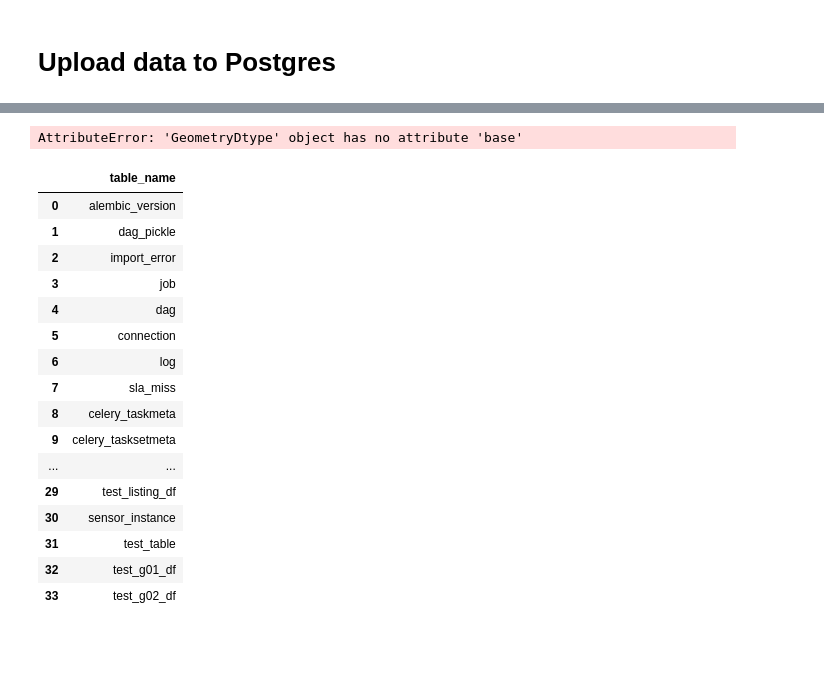
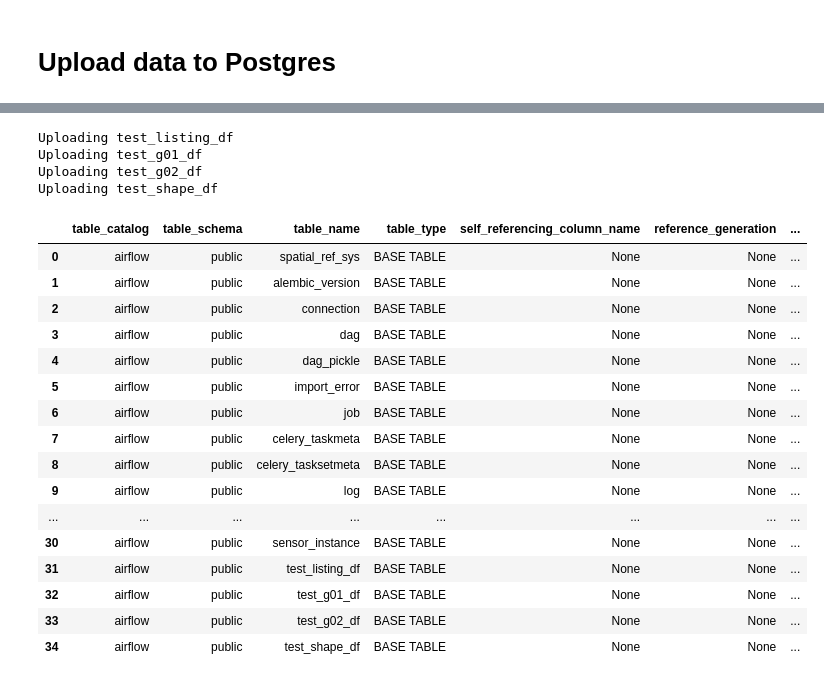
Before and after one commit to roger-yu-ds/bde_ass_2, a Jupyter notebook: notebooks/2_design_star_schema.ipynb, the cells around one changed output, grey strips where cells are left out. Cells and saved outputs as stored; diff of their text form; code cells hidden in the pictures; blank space fills up the shorter version.

```diff
--- a/notebooks/2_design_star_schema.ipynb
+++ b/notebooks/2_design_star_schema.ipynb
@@ -283,16 +192,25 @@ df_dict = {
     'g02_df': g02_df,
     'shape_df': shape_df,
 }
+schema = 'raw'
 for key, df in df_dict.items():
     table_name = f'test_{key}'
+    print(f'Uploading {table_name}')
     if isinstance(df, gpd.geodataframe.GeoDataFrame):
-
+        df.to_postgis(con=engine,
+                      name='test_shape_df',
+                      if_exists='replace',
+                      schema=schema)
     else:
-        df.to_sql(con=conn_string,
+        df.to_sql(con=engine,
                   name=table_name,
-                  if_exists='replace')
+                  if_exists='replace',
+                  schema=schema)
 # %% [output]
-AttributeError: 'GeometryDtype' object has no attribute 'base'
+Uploading test_listing_df
+Uploading test_g01_df
+Uploading test_g02_df
+Uploading test_shape_df
 # %%
 # Check database
 query = """
@@ -302,23 +220,23 @@ WHERE table_type='BASE TABLE'
 AND table_schema='public';
 """
 # %%
-pd.read_sql(con=conn_string,
+pd.read_sql(con=engine,
             sql=query)
 # %% [output]
-|  | table_name |
-| 0 | alembic_version |
-| 1 | dag_pickle |
-| 2 | import_error |
-| 3 | job |
-| 4 | dag |
-| 5 | connection |
-| 6 | log |
-| 7 | sla_miss |
-| 8 | celery_taskmeta |
-| 9 | celery_tasksetmeta |
-| ... | ... |
-| 29 | test_listing_df |
-| 30 | sensor_instance |
-| 31 | test_table |
-| 32 | test_g01_df |
-| 33 | test_g02_df |
+|  | table_catalog | table_schema | table_name | table_type | self_referencing_column_name | reference_generation | ... |
+| 0 | airflow | public | spatial_ref_sys | BASE TABLE | None | None | ... |
+| 1 | airflow | public | alembic_version | BASE TABLE | None | None | ... |
+| 2 | airflow | public | connection | BASE TABLE | None | None | ... |
+| 3 | airflow | public | dag | BASE TABLE | None | None | ... |
+| 4 | airflow | public | dag_pickle | BASE TABLE | None | None | ... |
+| 5 | airflow | public | import_error | BASE TABLE | None | None | ... |
+| 6 | airflow | public | job | BASE TABLE | None | None | ... |
+| 7 | airflow | public | celery_taskmeta | BASE TABLE | None | None | ... |
+| 8 | airflow | public | celery_tasksetmeta | BASE TABLE | None | None | ... |
+| 9 | airflow | public | log | BASE TABLE | None | None | ... |
+| ... | ... | ... | ... | ... | ... | ... | ... |
+| 30 | airflow | public | sensor_instance | BASE TABLE | None | None | ... |
+| 31 | airflow | public | test_listing_df | BASE TABLE | None | None | ... |
+| 32 | airflow | public | test_g01_df | BASE TABLE | None | None | ... |
+| 33 | airflow | public | test_g02_df | BASE TABLE | None | None | ... |
+| 34 | airflow | public | test_shape_df | BASE TABLE | None | None | ... |
```
Also changed, not shown: parts of 63 cells of this notebook, 1 other file.
